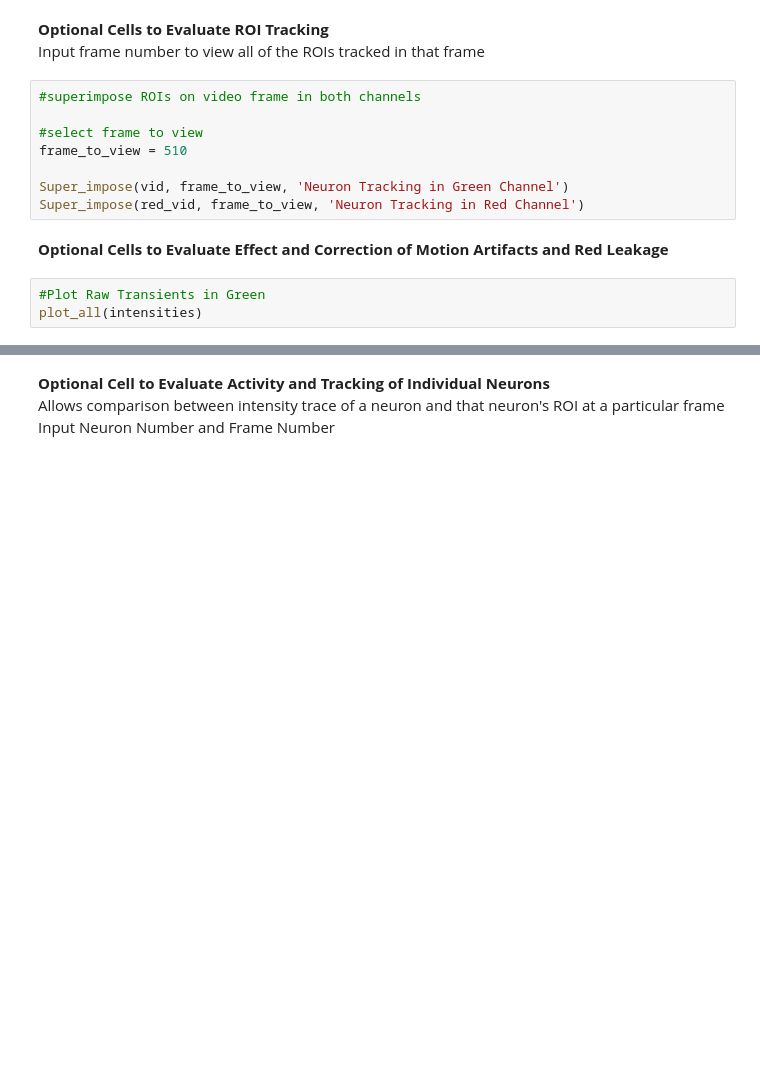
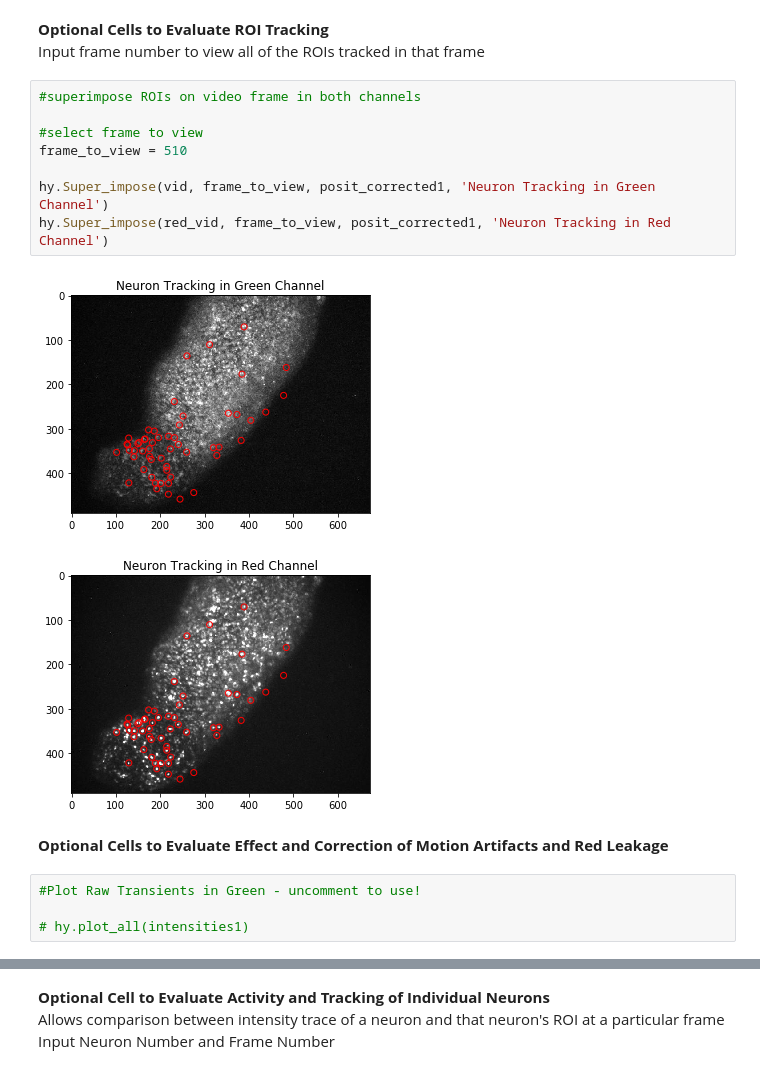
Before and after one commit to N0AHt/Hydra-Neural-Activity-Analysis, a Jupyter notebook: Neural Activity Analysis/SCHyA_user_script.ipynb, the cells around one changed output, grey strips where cells are left out. Saved outputs shown, nothing was run; the diff lists cells and outputs as text; blank space fills up the shorter version.

```diff
--- a/Neural Activity Analysis/SCHyA_user_script.ipynb
+++ b/Neural Activity Analysis/SCHyA_user_script.ipynb
@@ -130,15 +142,19 @@ Input frame number to view all of the ROIs tracked in that frame
 # %%
 #superimpose ROIs on video frame in both channels
 
 #select frame to view
 frame_to_view = 510
 
-Super_impose(vid, frame_to_view, 'Neuron Tracking in Green Channel')
-Super_impose(red_vid, frame_to_view, 'Neuron Tracking in Red Channel')
+hy.Super_impose(vid, frame_to_view, posit_corrected1, 'Neuron Tracking in Green Channel')
+hy.Super_impose(red_vid, frame_to_view, posit_corrected1, 'Neuron Tracking in Red Channel')
+# %% [output]
+[figure, added]
+[figure, added]
 # %% [markdown]
 **Optional Cells to Evaluate Effect and Correction of Motion Artifacts and Red Leakage**
 # %%
-#Plot Raw Transients in Green
-plot_all(intensities)
+#Plot Raw Transients in Green - uncomment to use!
+
+# hy.plot_all(intensities1)
 # %%
 #Plot Red Transient to check for motion artefacts and leaking
```
Also changed, not shown: parts of 42 cells of this notebook.
